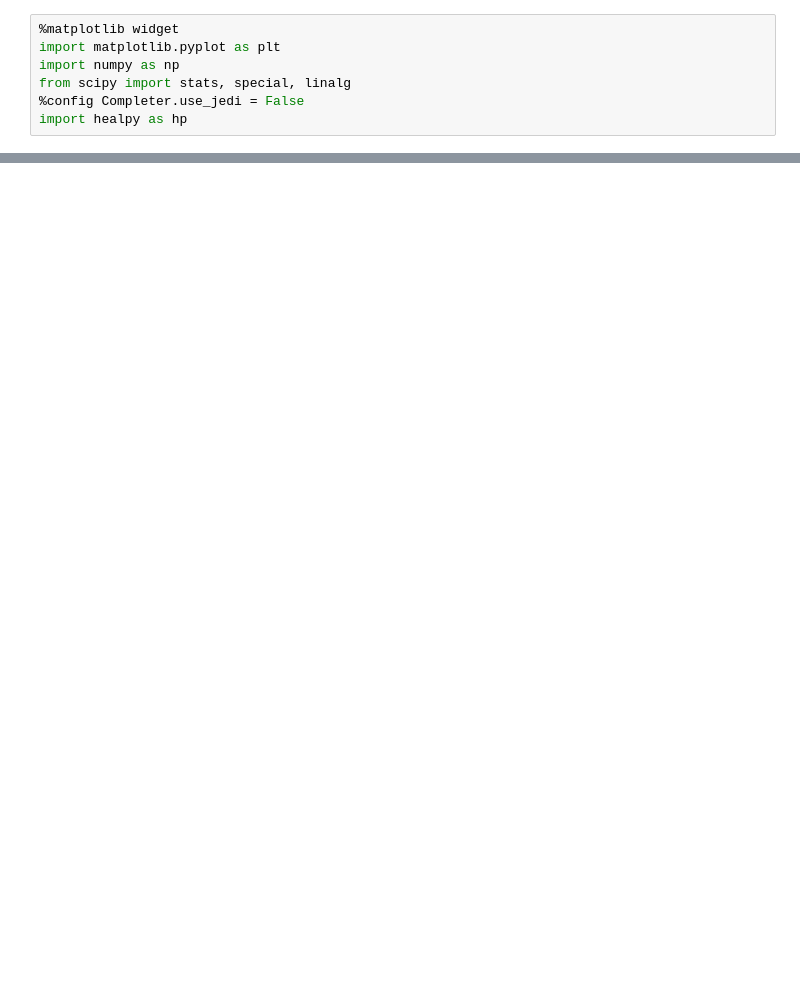
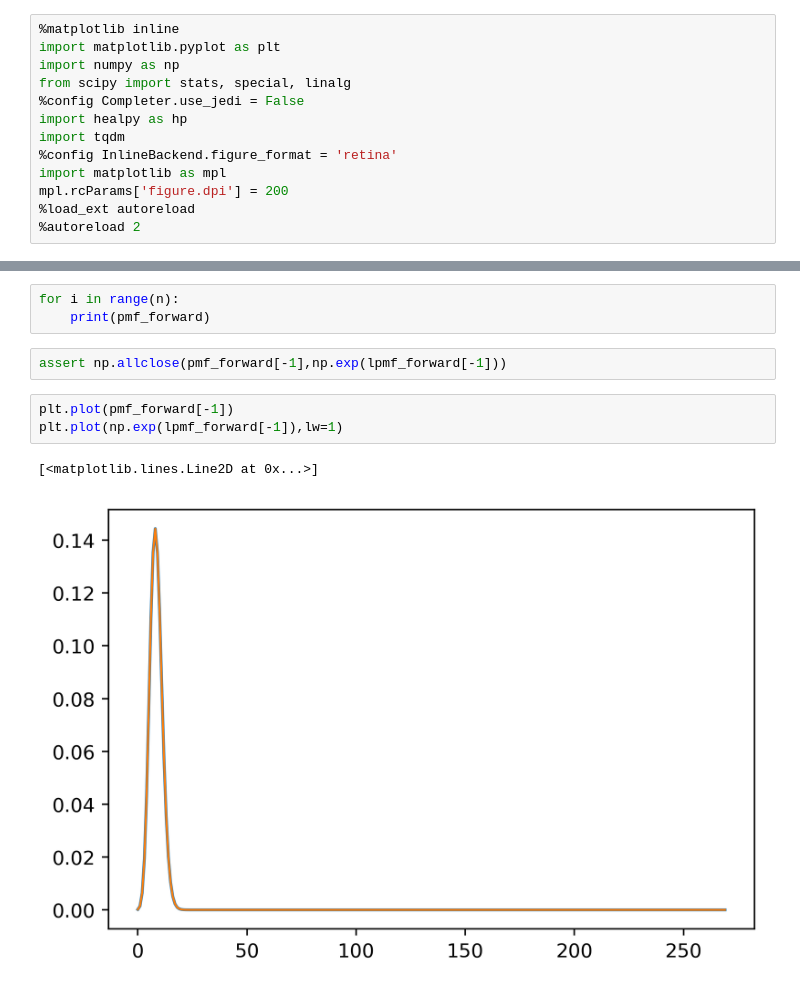
Before and after one commit to gaiaverse/Gaia-EDR3-selection-function, a Jupyter notebook: Python/AcrossTimeAndSpace.ipynb, the cells around one changed output, grey strips where cells are left out. Cells and saved outputs as stored; diff of their text form; blank space fills up the shorter version.

```diff
--- a/Python/AcrossTimeAndSpace.ipynb
+++ b/Python/AcrossTimeAndSpace.ipynb
@@ -1,7 +1,13 @@
 # %%
-%matplotlib widget
+%matplotlib inline
 import matplotlib.pyplot as plt
 import numpy as np
 from scipy import stats, special, linalg
 %config Completer.use_jedi = False
 import healpy as hp
+import tqdm
+%config InlineBackend.figure_format = 'retina'
+import matplotlib as mpl
+mpl.rcParams['figure.dpi'] = 200
+%load_ext autoreload
+%autoreload 2
@@ -7,0 +162,11 @@ import healpy as hp
+# %%
+for i in range(n):
+    print(pmf_forward)
+# %%
+assert np.allclose(pmf_forward[-1],np.exp(lpmf_forward[-1]))
+# %%
+plt.plot(pmf_forward[-1])
+plt.plot(np.exp(lpmf_forward[-1]),lw=1)
+# %% [output]
+[<matplotlib.lines.Line2D at 0x...>]
+[figure, added]
```
Also changed, not shown: parts of 135 cells of this notebook, 4 other files.
